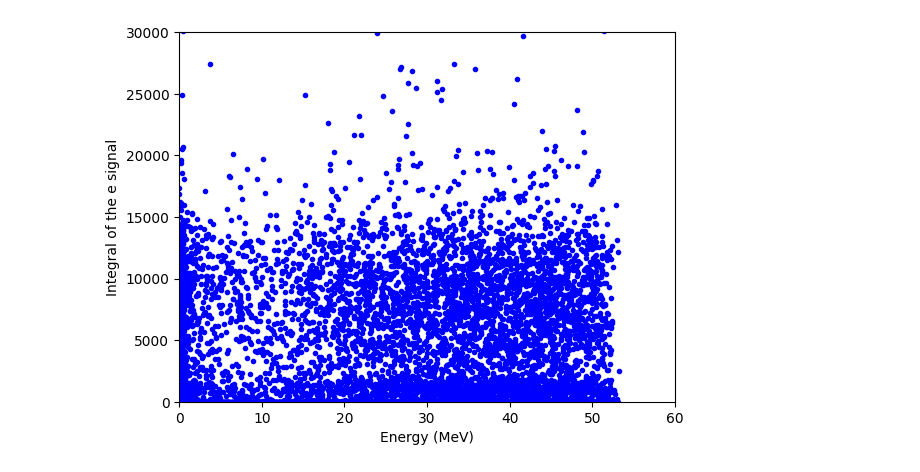
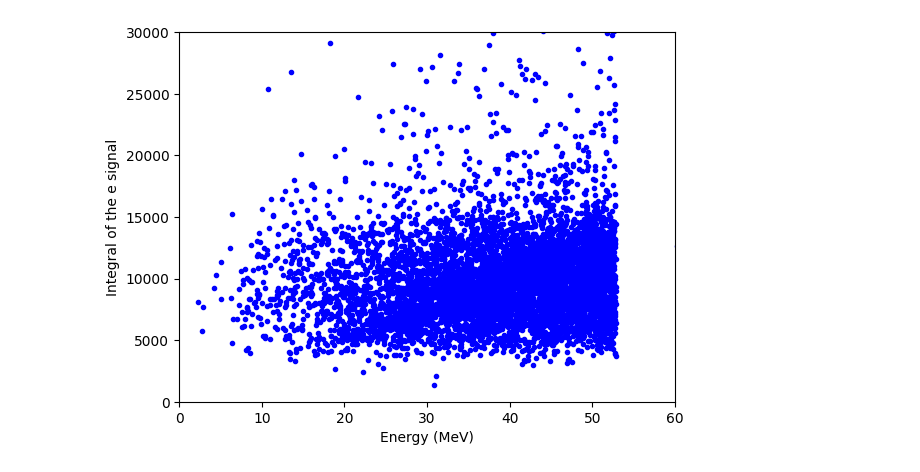
Before and after one commit to JaviGamero/LArTPC_Calibration, a Jupyter notebook: scripts/python/calibration/idealCalibration.ipynb, the cells around one changed output. Cells and saved outputs as stored; diff of their text form; code cells hidden in the pictures.

Commit message:
Ideal vs Reco calibration done

```diff
--- a/scripts/python/calibration/idealCalibration.ipynb
+++ b/scripts/python/calibration/idealCalibration.ipynb
@@ -131,0 +151,16 @@ Total time processing data: 249.04947113990784
+# %%
+max_p = 50 # number of photons
+t0 = 120 # ns
+
+criterias = []
+for index in e_signals.index:
+    max_idx = np.argmax(e_signals.loc[index, :])
+    max_peak = np.max(e_signals.loc[index, :])
+
+    if max_peak > max_p and t[max_idx]>t0:
+        criterias.append(index)
+
+e_signals = e_signals.loc[criterias,:]
+# %%
+cal = calibration(np.array(e_signals), t, multiple=True)
+list_integrate = cal._integrateSignal()
@@ -132,21 +189,22 @@ Total time processing data: 249.04947113990784
+# %%
+E = np.array(list_E).reshape(-1)
+E = pd.DataFrame(E, index=idx)
+E = E.loc[criterias,:]
+E = np.array(E.values).reshape(-1)
 # %%
-x = np.array(list_dE).reshape(-1)
+x = E
 y = np.array(list_integrate).reshape(-1)
 
-idx = np.where(x>0)
-x = x[idx]
-y = y[idx]
-
-order = np.argsort(x)
-x = x[order]
-y = y[order]
+index = np.where(x>0)
+x = x[index]
+y = y[index]
 
 plt.figure()
 plt.plot(x, y, '.b')
 plt.xlabel('Energy (MeV)')
 plt.ylabel('Integral of the e signal')
 plt.xlim(0,60)
 plt.ylim(0,30000)
 plt.show()
 # %% [output]
-[figure, old version]
+[figure, new version]
```
Also changed, not shown: parts of 6 cells of this notebook, 5 other files.
